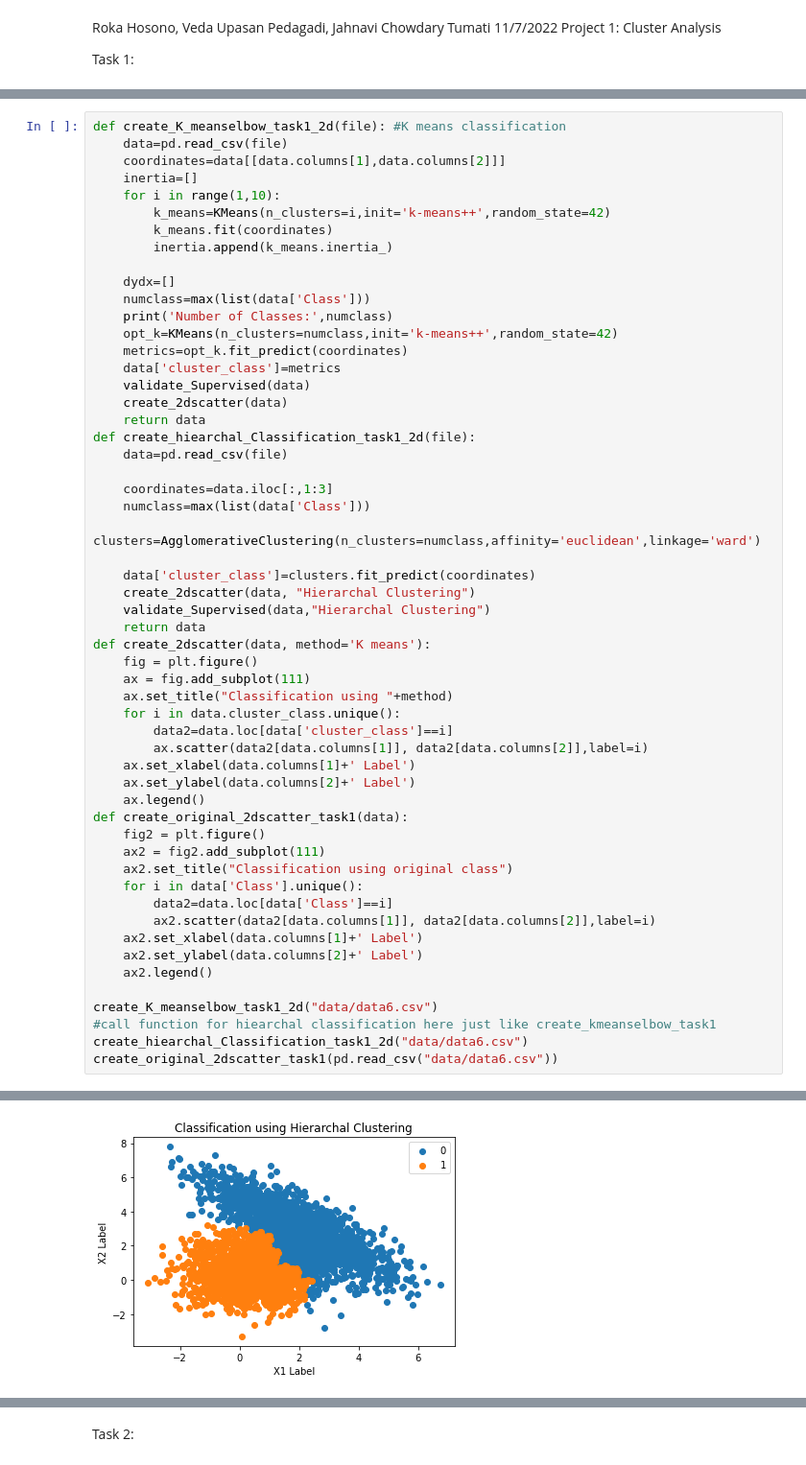
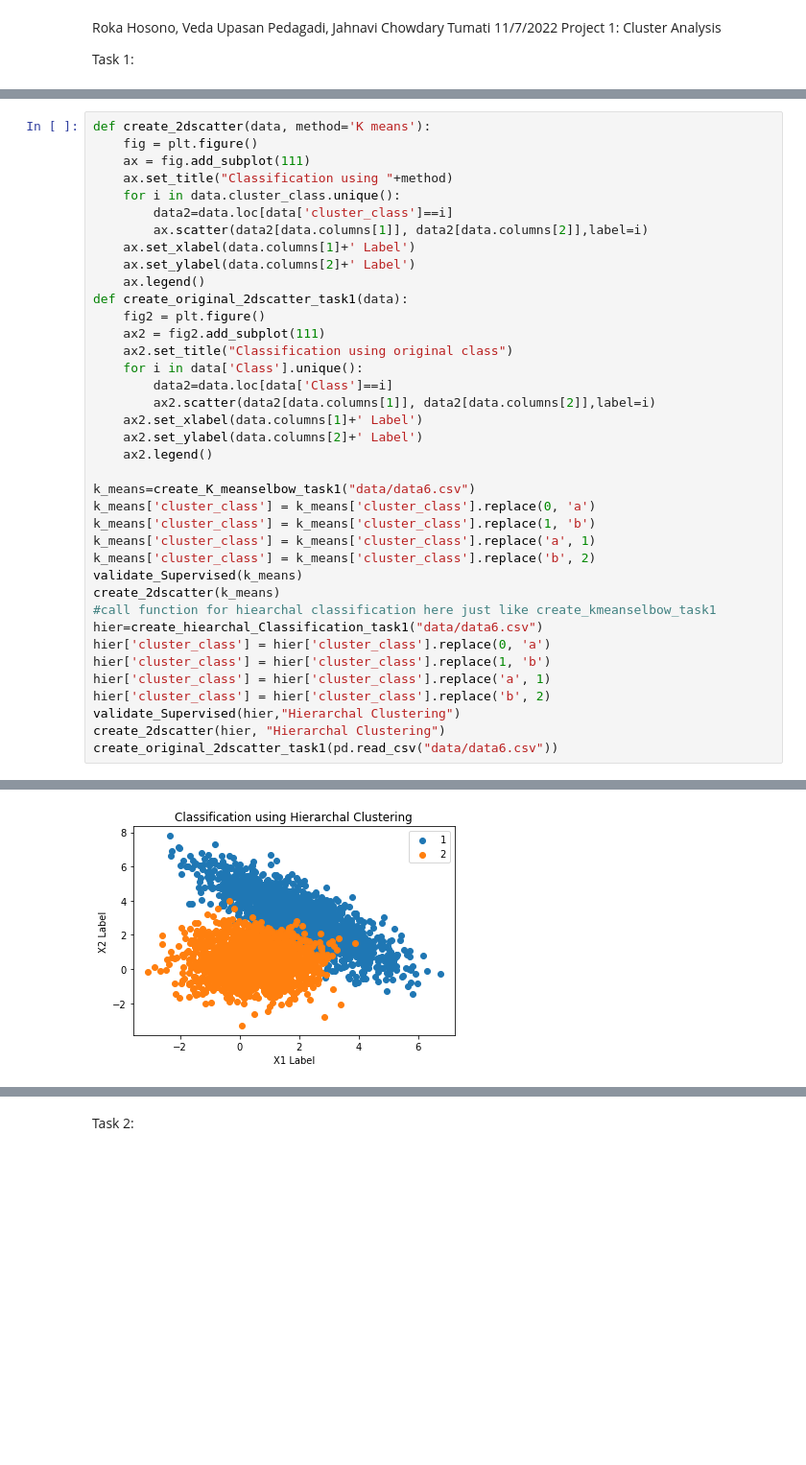
Before and after one commit to glazedonut/IEClusteingAnalysisProject, a Jupyter notebook: report.ipynb, the cells around one changed output, grey strips where cells are left out. Shown at 96% size. Drawn from its saved outputs; the diff is of its cells as text; blank space fills up the shorter version.

```diff
--- a/report.ipynb
+++ b/report.ipynb
@@ -172,35 +278,6 @@ Fowlkes Mallows Score for  Hierarchal Clustering : 0.6462836986049043
 [figure]
 [figure]
 # %%
-def create_K_meanselbow_task1_2d(file): #K means classification
-    data=pd.read_csv(file)
-    coordinates=data[[data.columns[1],data.columns[2]]]
-    inertia=[]
-    for i in range(1,10):
-        k_means=KMeans(n_clusters=i,init='k-means++',random_state=42)
-        k_means.fit(coordinates)
-        inertia.append(k_means.inertia_)
-
-    dydx=[]
-    numclass=max(list(data['Class']))
-    print('Number of Classes:',numclass)
-    opt_k=KMeans(n_clusters=numclass,init='k-means++',random_state=42)
-    metrics=opt_k.fit_predict(coordinates)
-    data['cluster_class']=metrics
-    validate_Supervised(data)
-    create_2dscatter(data)
-    return data
-def create_hiearchal_Classification_task1_2d(file):
-    data=pd.read_csv(file)
-
-    coordinates=data.iloc[:,1:3]
-    numclass=max(list(data['Class']))
-    clusters=AgglomerativeClustering(n_clusters=numclass,affinity='euclidean',linkage='ward')
-
-    data['cluster_class']=clusters.fit_predict(coordinates)
-    create_2dscatter(data, "Hierarchal Clustering")
-    validate_Supervised(data,"Hierarchal Clustering")
-    return data
 def create_2dscatter(data, method='K means'):
     fig = plt.figure()
     ax = fig.add_subplot(111)
@@ -222,9 +299,21 @@ def create_original_2dscatter_task1(data):
     ax2.set_ylabel(data.columns[2]+' Label')
     ax2.legend()
 
-create_K_meanselbow_task1_2d("data/data6.csv")
+k_means=create_K_meanselbow_task1("data/data6.csv")
+k_means['cluster_class'] = k_means['cluster_class'].replace(0, 'a')
+k_means['cluster_class'] = k_means['cluster_class'].replace(1, 'b')
+k_means['cluster_class'] = k_means['cluster_class'].replace('a', 1)
+k_means['cluster_class'] = k_means['cluster_class'].replace('b', 2)
+validate_Supervised(k_means)
+create_2dscatter(k_means)
 #call function for hiearchal classification here just like create_kmeanselbow_task1
-create_hiearchal_Classification_task1_2d("data/data6.csv")
+hier=create_hiearchal_Classification_task1("data/data6.csv")
+hier['cluster_class'] = hier['cluster_class'].replace(0, 'a')
+hier['cluster_class'] = hier['cluster_class'].replace(1, 'b')
+hier['cluster_class'] = hier['cluster_class'].replace('a', 1)
+hier['cluster_class'] = hier['cluster_class'].replace('b', 2)
+validate_Supervised(hier,"Hierarchal Clustering")
+create_2dscatter(hier, "Hierarchal Clustering")
 create_original_2dscatter_task1(pd.read_csv("data/data6.csv"))
 # %% [output]
 Number of Classes: 2
@@ -240,3 +329,3 @@ Fowlkes Mallows Score for  Hierarchal Clustering : 0.8602399807978651
-[figure, old version]
+[figure, new version]
 [figure]
 # %%
```
Also changed, not shown: parts of 9 cells of this notebook.
